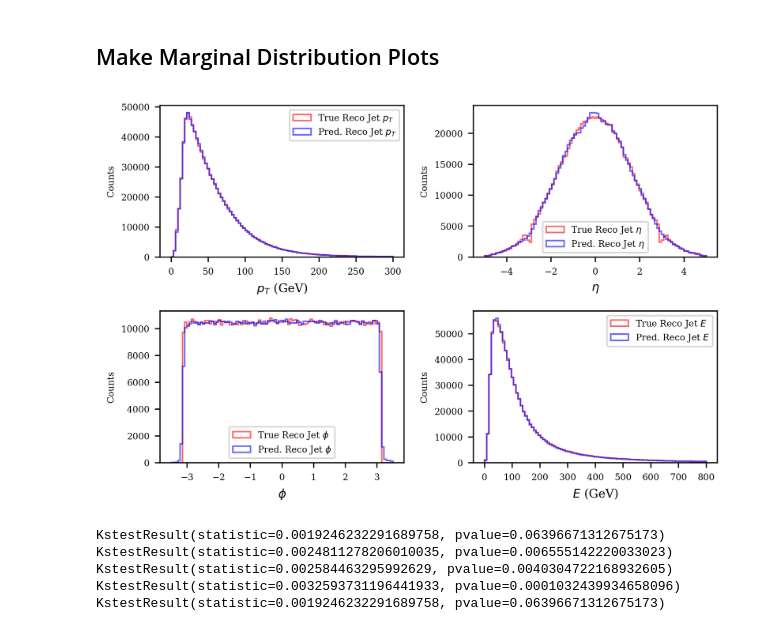
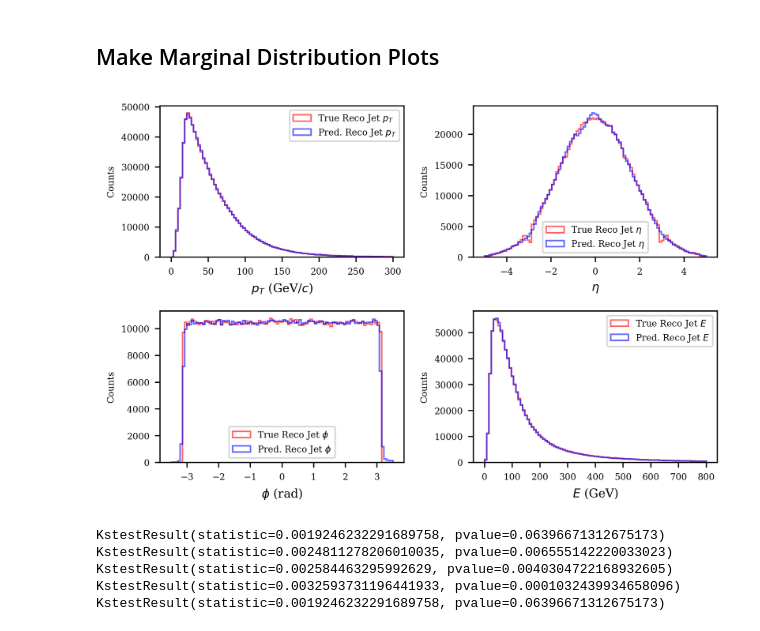
Before and after one commit to jblue1/falcon, a Jupyter notebook: notebooks/makePlots.ipynb, the cells around one changed output. Saved outputs shown, nothing was run; the diff lists cells and outputs as text; code cells hidden in the pictures.

```diff
--- a/notebooks/makePlots.ipynb
+++ b/notebooks/makePlots.ipynb
@@ -149,7 +153,7 @@ ax1 = fig.add_subplot(221)
 ax1.hist(data[:, 4], label=r"True Reco Jet $p_T$", bins=bins, alpha=0.6, ec="r", histtype='step')
 ax1.hist(predict[:, 0], label=r"Pred. Reco Jet $p_T$", bins=bins, alpha=0.6, ec="b", histtype='step')
 #ax1.set_title(r"True and Predicted Marginal Reco Jet $P_t$ Distributions")
-ax1.set_xlabel(r"$p_T$ (GeV)", size=8)
+ax1.set_xlabel(r"$p_T$ (GeV/$c$)", size=8)
 ax1.set_ylabel("Counts", size=6)
 ax1.tick_params(axis='x', labelsize=6)
 ax1.tick_params(axis='y', labelsize=6)
@@ -162,37 +166,37 @@ ax2.hist(predict[:, 1], label=r"Pred. Reco Jet $\eta$", bins=bins, alpha=0.6, ec
 #ax2.set_title(r"True and Predicted Marginal Reco Jet $\eta$ Distributions")
 ax2.tick_params(axis='x', labelsize=6)
 ax2.tick_params(axis='y', labelsize=6)
 ax2.set_xlabel(r"$\eta$", size=8)
 ax2.set_ylabel("Counts", size=6)
 ax2.legend(loc='lower center', fontsize=6)
 
 bins = np.linspace(-3.5, 3.5, 100)
 ax3 = fig.add_subplot(223)
 ax3.hist(data[:, 6], label=r"True Reco Jet $\phi$", bins=bins, alpha=0.6, ec="r", histtype='step')
-ax3.hist(predict[:, 2], label=r"Pred. Reco Jet $\phi$", bins=bins, ec="b", alpha=0.6, histtype='step')
+ax3.hist(predict[:, 2], label=r"Pred. Reco Jet $\phi$ ", bins=bins, ec="b", alpha=0.6, histtype='step')
 #ax3.set_title(r"True and Predicted Marginal Jet $\phi$ Distributions")
 ax3.tick_params(axis='x', labelsize=6)
 ax3.tick_params(axis='y', labelsize=6)
-ax3.set_xlabel(r"$\phi$", size=8)
+ax3.set_xlabel(r"$\phi$ (rad)", size=8)
 ax3.set_ylabel("Counts", size=6)
 ax3.legend(loc='lower center', fontsize=6)
 
 bins = np.linspace(0, 800, 100)
 ax4 = fig.add_subplot(224)
 ax4.hist(data[:, 7], label=r"True Reco Jet $E$", bins=bins, alpha=0.6, ec="r", histtype='step')
 ax4.hist(predict[:, 3], label=r"Pred. Reco Jet $E$", bins=bins, ec="b", alpha=0.6, histtype='step')
 #ax4.set_title(r"True and Predicted Marginal Reco Jet Energy Distributions")
 ax4.set_xlabel(r"$E$ (GeV)", size=8)
 ax4.set_ylabel("Counts", size=6)
 ax4.tick_params(axis='x', labelsize=6)
 ax4.tick_params(axis='y', labelsize=6)
 ax4.legend(fontsize=6)
 plt.tight_layout()
 
 #plt.show()
-#plt.savefig("../data/plots/marginalDists.pdf")
+plt.savefig("../data/plots/marginalDists.pdf")
 # %% [output]
-[figure, old version]
+[figure, new version]
 # %%
 print(ks_2samp(data[:, 4], predict[:, 0]))
 print(ks_2samp(data[:, 5], predict[:, 1]))
```
Also changed, not shown: parts of 16 cells of this notebook, 1 other file.
